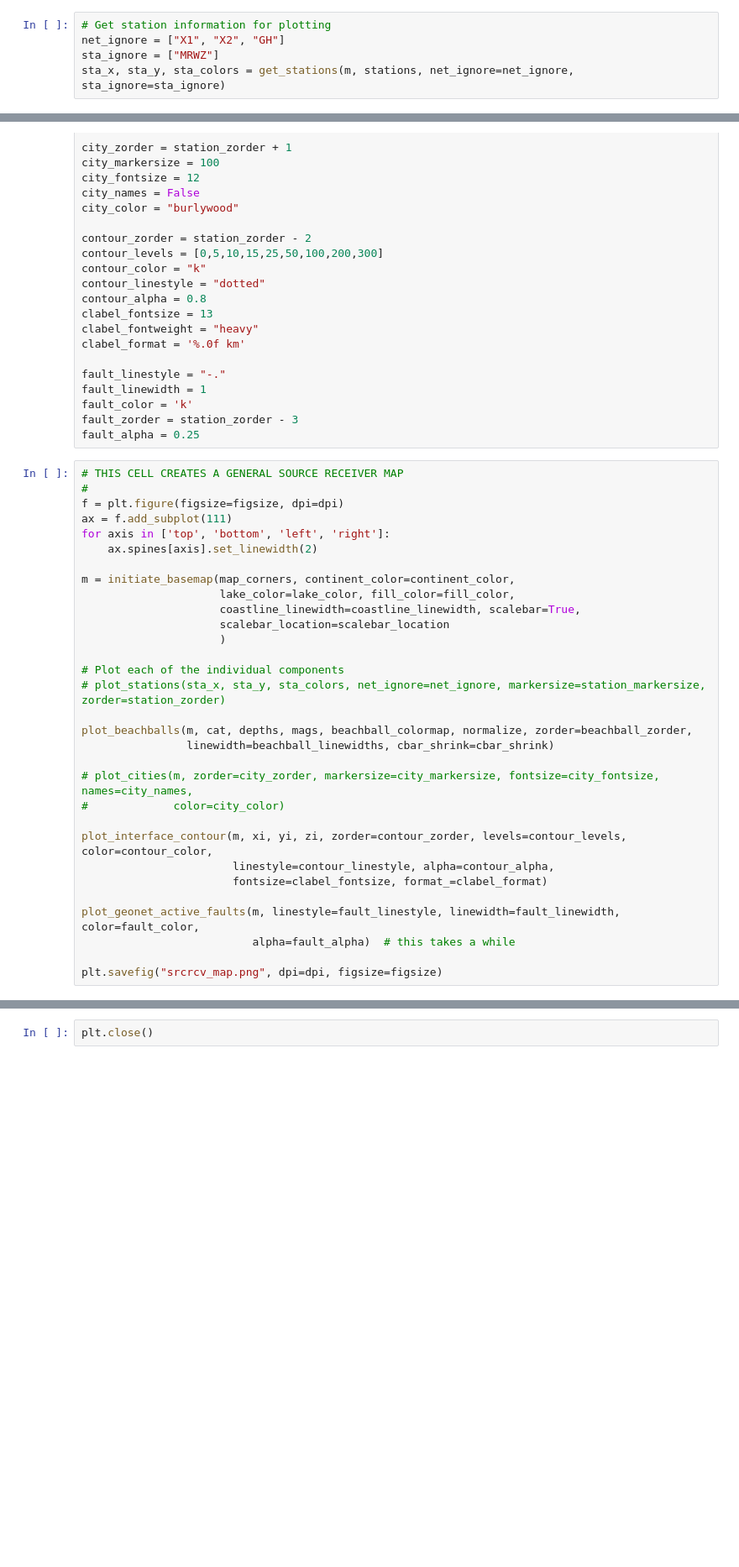
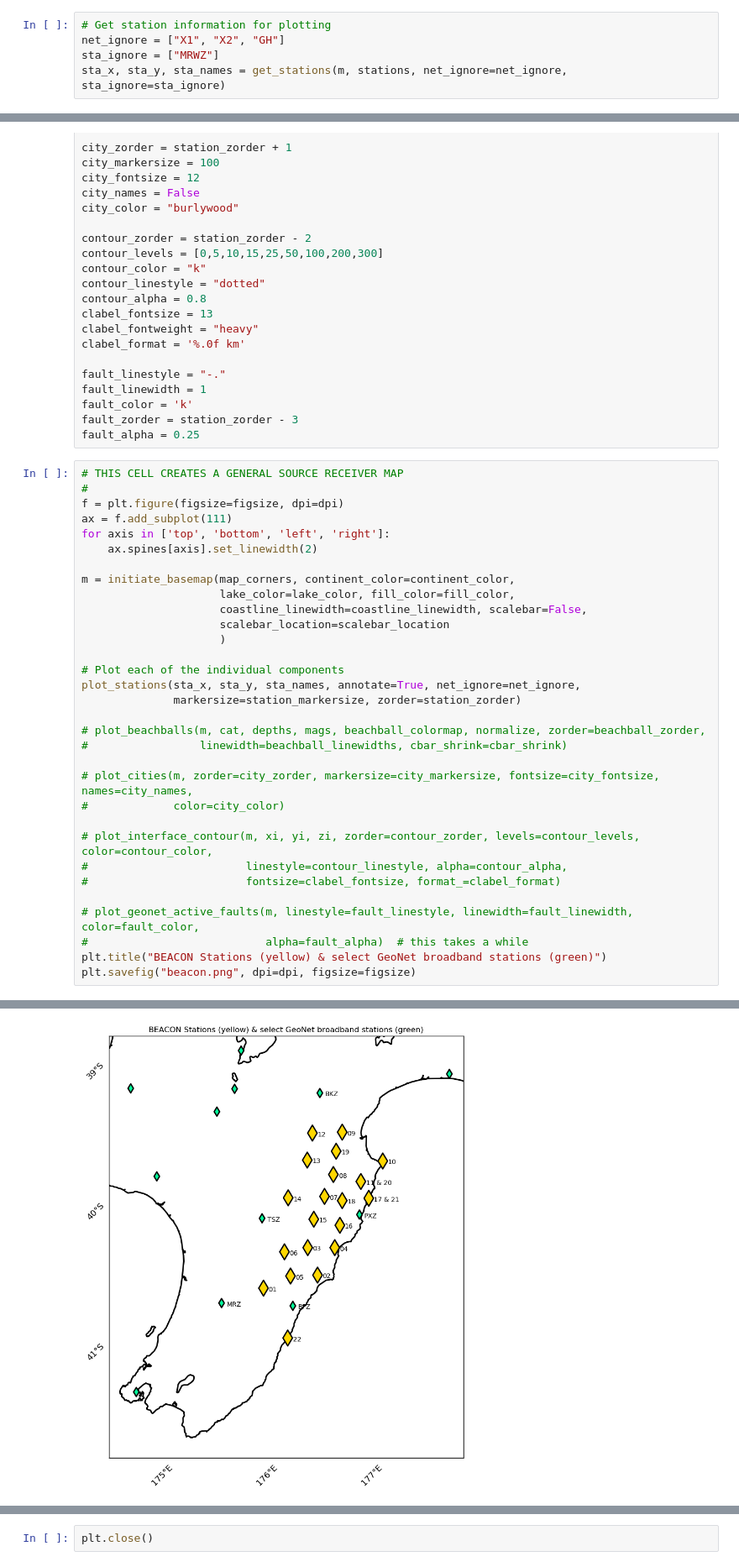
Before and after one commit to bch0w/spectral, a Jupyter notebook: publications/srcrcv_map.ipynb, the cells around one changed output, grey strips where cells are left out. Shown at 84% size. Drawn from its saved outputs; the diff is of its cells as text; blank space fills up the shorter version.

```diff
--- a/publications/srcrcv_map.ipynb
+++ b/publications/srcrcv_map.ipynb
@@ -295,7 +354,7 @@ m = initiate_basemap(map_corners)
 # Get station information for plotting
 net_ignore = ["X1", "X2", "GH"]
 sta_ignore = ["MRWZ"]
-sta_x, sta_y, sta_colors = get_stations(m, stations, net_ignore=net_ignore, sta_ignore=sta_ignore)
+sta_x, sta_y, sta_names = get_stations(m, stations, net_ignore=net_ignore, sta_ignore=sta_ignore)
 # %%
 # Get beachball information for plotting
 beachball_colormap = plt.cm.plasma
@@ -346,24 +403,26 @@ for axis in ['top', 'bottom', 'left', 'right']:
 
 m = initiate_basemap(map_corners, continent_color=continent_color,
                      lake_color=lake_color, fill_color=fill_color,
-                     coastline_linewidth=coastline_linewidth, scalebar=True,
+                     coastline_linewidth=coastline_linewidth, scalebar=False,
                      scalebar_location=scalebar_location
                      )
 
 # Plot each of the individual components
-# plot_stations(sta_x, sta_y, sta_colors, net_ignore=net_ignore, markersize=station_markersize, zorder=station_zorder)
+plot_stations(sta_x, sta_y, sta_names, annotate=True, net_ignore=net_ignore,
+              markersize=station_markersize, zorder=station_zorder)
 
-plot_beachballs(m, cat, depths, mags, beachball_colormap, normalize, zorder=beachball_zorder,
-                linewidth=beachball_linewidths, cbar_shrink=cbar_shrink)
+# plot_beachballs(m, cat, depths, mags, beachball_colormap, normalize, zorder=beachball_zorder,
+#                 linewidth=beachball_linewidths, cbar_shrink=cbar_shrink)
 
 # plot_cities(m, zorder=city_zorder, markersize=city_markersize, fontsize=city_fontsize, names=city_names,
 #             color=city_color)
 
-plot_interface_contour(m, xi, yi, zi, zorder=contour_zorder, levels=contour_levels, color=contour_color,
-                       linestyle=contour_linestyle, alpha=contour_alpha,
-                       fontsize=clabel_fontsize, format_=clabel_format)
+# plot_interface_contour(m, xi, yi, zi, zorder=contour_zorder, levels=contour_levels, color=contour_color,
+#                        linestyle=contour_linestyle, alpha=contour_alpha,
+#                        fontsize=clabel_fontsize, format_=clabel_format)
 
-plot_geonet_active_faults(m, linestyle=fault_linestyle, linewidth=fault_linewidth, color=fault_color,
-                          alpha=fault_alpha)  # this takes a while
-
-plt.savefig("srcrcv_map.png", dpi=dpi, figsize=figsize)
+# plot_geonet_active_faults(m, linestyle=fault_linestyle, linewidth=fault_linewidth, color=fault_color,
+#                           alpha=fault_alpha)  # this takes a while
+plt.title("BEACON Stations (yellow) & select GeoNet broadband stations (green)")
+plt.savefig("beacon.png", dpi=dpi, figsize=figsize)
+# %% [output]
@@ -369,0 +430 @@ plt.savefig("srcrcv_map.png", dpi=dpi, figsize=figsize)
+[figure, added]
```
Also changed, not shown: parts of 12 cells of this notebook, 3 other files.
